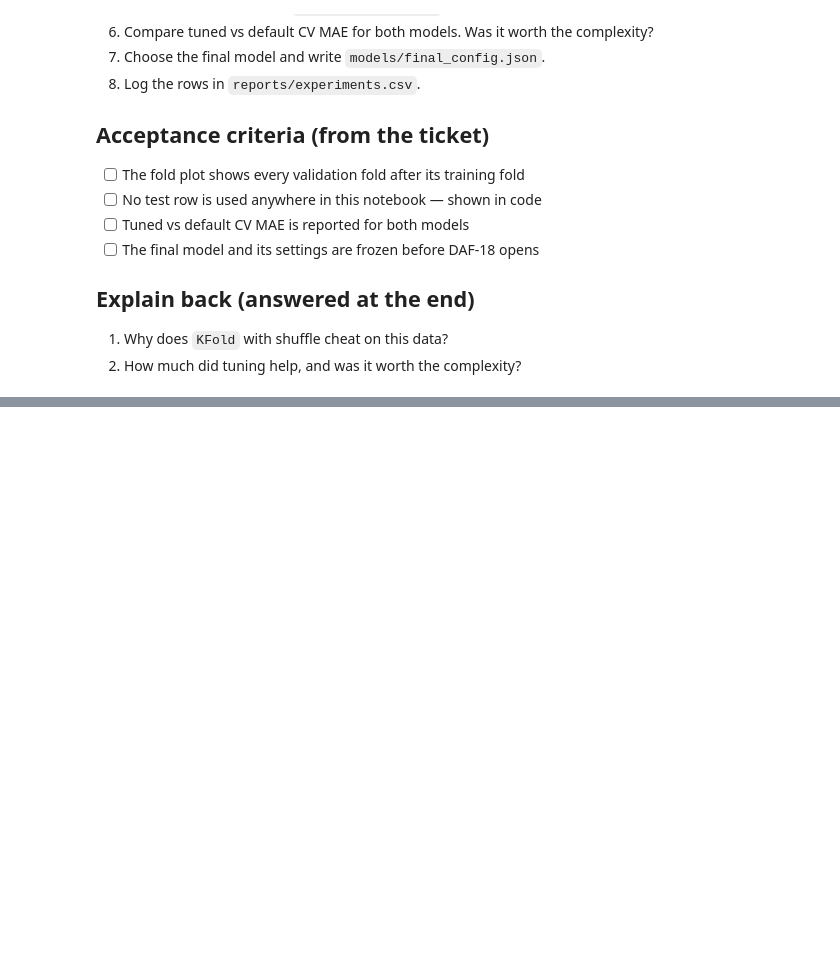
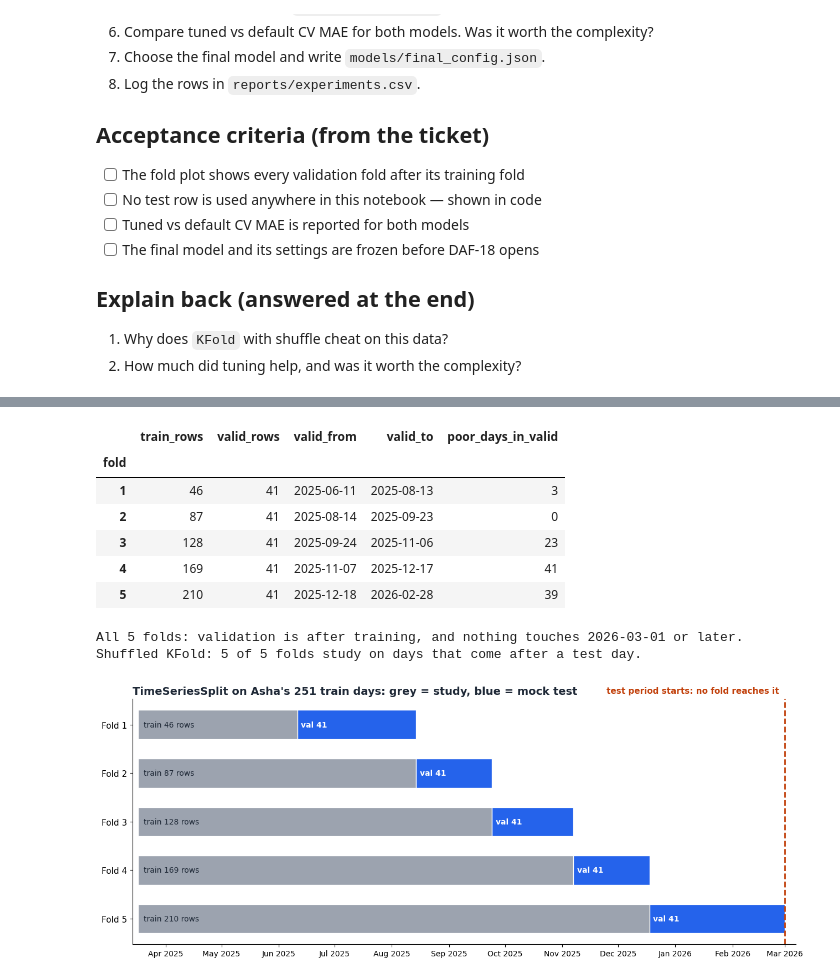
Before and after one commit to coderkali/machine_learning, a Jupyter notebook: 18_Projects/01_Delhi_Air_Forecast/notebooks/17_tuning.ipynb, the cells around one changed output, grey strips where cells are left out. Drawn from its saved outputs; the diff is of its cells as text; code cells hidden in the pictures; blank space fills up the shorter version.

```diff
--- a/18_Projects/01_Delhi_Air_Forecast/notebooks/17_tuning.ipynb
+++ b/18_Projects/01_Delhi_Air_Forecast/notebooks/17_tuning.ipynb
@@ -92,0 +317,71 @@ This is the proposed plan. Each step is added to this notebook only when we star
+# %%
+# Continues from Step 1: train, CUT_DATE.
+import matplotlib.dates as mdates
+import matplotlib.pyplot as plt
+from sklearn.model_selection import KFold, TimeSeriesSplit
+
+import recap_style as rs                              # the same grey + blue palette as the other DAF figures
+
+# --- 1. Cut the 251 rows into 5 mock tests ------------------------------------------------
+tscv = TimeSeriesSplit(n_splits=5)                   # 5 mock tests = 6 pieces of rows
+splits = list(tscv.split(train))                     # [(train_positions, valid_positions), ...] we reuse this later
+
+# --- 2. For every fold: look at it, and prove it is honest ---------------------------------
+rows = []
+for fold_number, (train_pos, valid_pos) in enumerate(splits, start=1):
+    train_dates = train.index[train_pos]             # the dates of the study rows
+    valid_dates = train.index[valid_pos]             # the dates of the mock-test rows
+
+    assert train_dates.max() < valid_dates.min(), f"fold {fold_number}: validation starts before training ends"
+    assert valid_dates.max() < CUT_DATE, f"fold {fold_number}: reaches the test period"
+    assert not set(train_pos) & set(valid_pos), f"fold {fold_number}: a row is in both sets"
+
+    rows.append({
+        "fold": fold_number,
+        "train_rows": len(train_pos),
+        "valid_rows": len(valid_pos),
+        "valid_from": valid_dates.min().date(),
+        "valid_to": valid_dates.max().date(),
+        "poor_days_in_valid": int((train["target"].iloc[valid_pos] >= 91).sum()),
+    })
+folds = pd.DataFrame(rows).set_index("fold")
+display(folds)
+print("All 5 folds: validation is after training, and nothing touches", CUT_DATE.date(), "or later.")
+
+# --- 3. The cheating way fails the same check ---------------------------------------------
+bad_folds = 0
+for train_pos, valid_pos in KFold(n_splits=5, shuffle=True, random_state=0).split(train):
+    if train.index[train_pos].max() > train.index[valid_pos].min():   # study days that come AFTER a test day
+        bad_folds += 1
+print(f"Shuffled KFold: {bad_folds} of 5 folds study on days that come after a test day.")
+
+# --- 4. Draw the five folds on a real timeline ---------------------------------------------
+fig, ax = plt.subplots(figsize=(13, 5.2))
+for fold_number, (train_pos, valid_pos) in enumerate(splits, start=1):
+    y = 5 - fold_number                                              # fold 1 on top
+    for positions, colour in ((train_pos, rs.BAR), (valid_pos, rs.ACCENT)):
+        start = train.index[positions.min()]
+        width = (train.index[positions.max()] - start).days + 1
+        ax.barh(y, width, left=mdates.date2num(start), height=0.6, color=colour, edgecolor="white")
+    ax.text(mdates.date2num(train.index[train_pos.min()]) + 3, y, f"train {len(train_pos)} rows", va="center", fontsize=10, color=rs.INK)
+    ax.text(mdates.date2num(train.index[valid_pos.min()]) + 2, y, f"val {len(valid_pos)}", va="center", fontsize=10, color="white", fontweight="bold")
+ax.axvline(mdates.date2num(CUT_DATE), color=rs.ALERT, ls="--", lw=2)
+ax.text(mdates.date2num(CUT_DATE) - 3, 4.65, "test period starts: no fold reaches it", ha="right", fontsize=11, color=rs.ALERT, fontweight="bold")
+ax.set_yticks([4, 3, 2, 1, 0]); ax.set_yticklabels([f"Fold {k}" for k in range(1, 6)], fontsize=11)   # fold 1 on top
+ax.xaxis_date(); ax.xaxis.set_major_formatter(mdates.DateFormatter("%b %Y")); ax.tick_params(axis="x", labelsize=10)
+ax.set_xlim(mdates.date2num(train.index.min()) - 3, mdates.date2num(CUT_DATE) + 6)
+ax.set_title("TimeSeriesSplit on Asha's 251 train days: grey = study, blue = mock test", loc="left", fontsize=14, fontweight="bold", color=rs.INK)
+for side in ("top", "right"):
+    ax.spines[side].set_visible(False)
+plt.tight_layout(); plt.show()
+# %% [output]
+|  | train_rows | valid_rows | valid_from | valid_to | poor_days_in_valid |
+| fold |  |  |  |  |  |
+| 1 | 46 | 41 | 2025-06-11 | 2025-08-13 | 3 |
+| 2 | 87 | 41 | 2025-08-14 | 2025-09-23 | 0 |
+| 3 | 128 | 41 | 2025-09-24 | 2025-11-06 | 23 |
+| 4 | 169 | 41 | 2025-11-07 | 2025-12-17 | 41 |
+| 5 | 210 | 41 | 2025-12-18 | 2026-02-28 | 39 |
+All 5 folds: validation is after training, and nothing touches 2026-03-01 or later.
+Shuffled KFold: 5 of 5 folds study on days that come after a test day.
+[figure, added]
```
Also changed, not shown: parts of 46 cells of this notebook, 14 other files.
